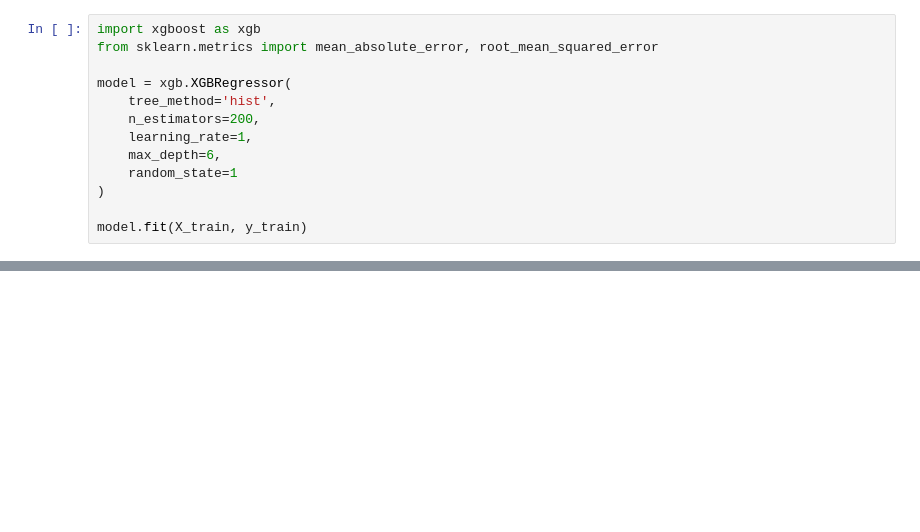
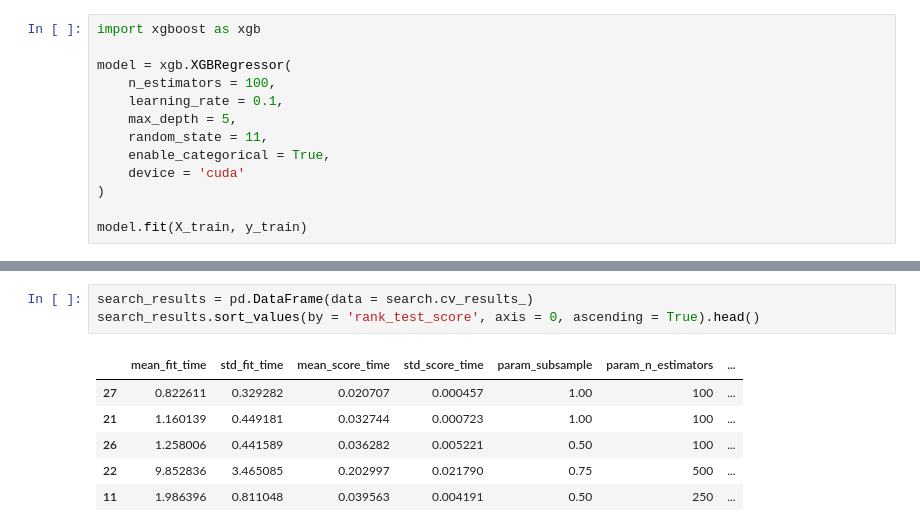
Before and after one commit to justinwhare/Air-Quality-Forecasting, a Jupyter notebook: xgboost.ipynb, the cells around one changed output, grey strips where cells are left out. Cells and saved outputs as stored; diff of their text form; blank space fills up the shorter version.

```diff
--- a/xgboost.ipynb
+++ b/xgboost.ipynb
@@ -30,13 +18,13 @@ X_train, X_test, y_train, y_test = get_pollutant_X_y('PM2.5')
 # %%
 import xgboost as xgb
-from sklearn.metrics import mean_absolute_error, root_mean_squared_error
 
 model = xgb.XGBRegressor(
-    tree_method='hist',
-    n_estimators=200,
-    learning_rate=1,
-    max_depth=6,
-    random_state=1
+    n_estimators = 100,
+    learning_rate = 0.1,
+    max_depth = 5,
+    random_state = 11,
+    enable_categorical = True,
+    device = 'cuda'
 )
 
 model.fit(X_train, y_train)
@@ -54,0 +89,10 @@ XGBRegressor(base_score=None, booster=None, callbacks=None,
+# %%
+search_results = pd.DataFrame(data = search.cv_results_)
+search_results.sort_values(by = 'rank_test_score', axis = 0, ascending = True).head()
+# %% [output]
+|  | mean_fit_time | std_fit_time | mean_score_time | std_score_time | param_subsample | param_n_estimators | ... |
+| 27 | 0.822611 | 0.329282 | 0.020707 | 0.000457 | 1.00 | 100 | ... |
+| 21 | 1.160139 | 0.449181 | 0.032744 | 0.000723 | 1.00 | 100 | ... |
+| 26 | 1.258006 | 0.441589 | 0.036282 | 0.005221 | 0.50 | 100 | ... |
+| 22 | 9.852836 | 3.465085 | 0.202997 | 0.021790 | 0.75 | 500 | ... |
+| 11 | 1.986396 | 0.811048 | 0.039563 | 0.004191 | 0.50 | 250 | ... |
```
Also changed, not shown: parts of 14 cells of this notebook.
